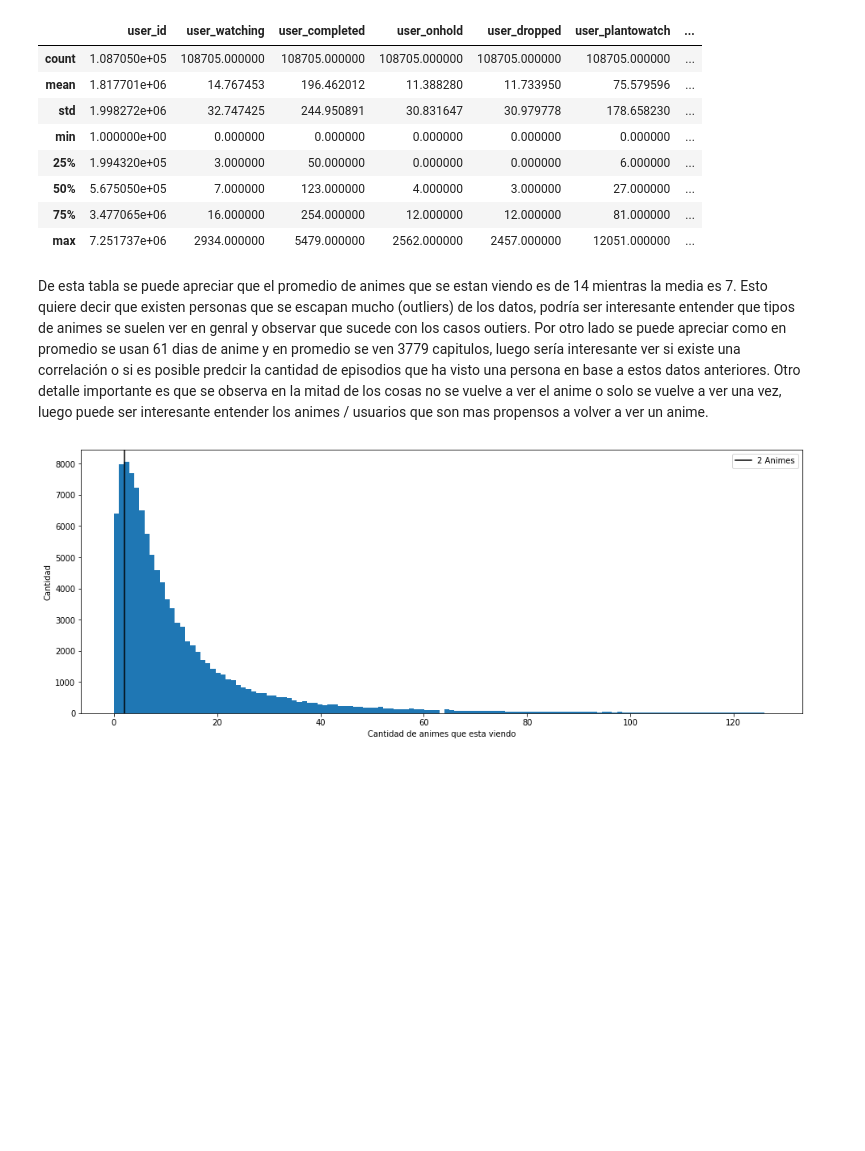
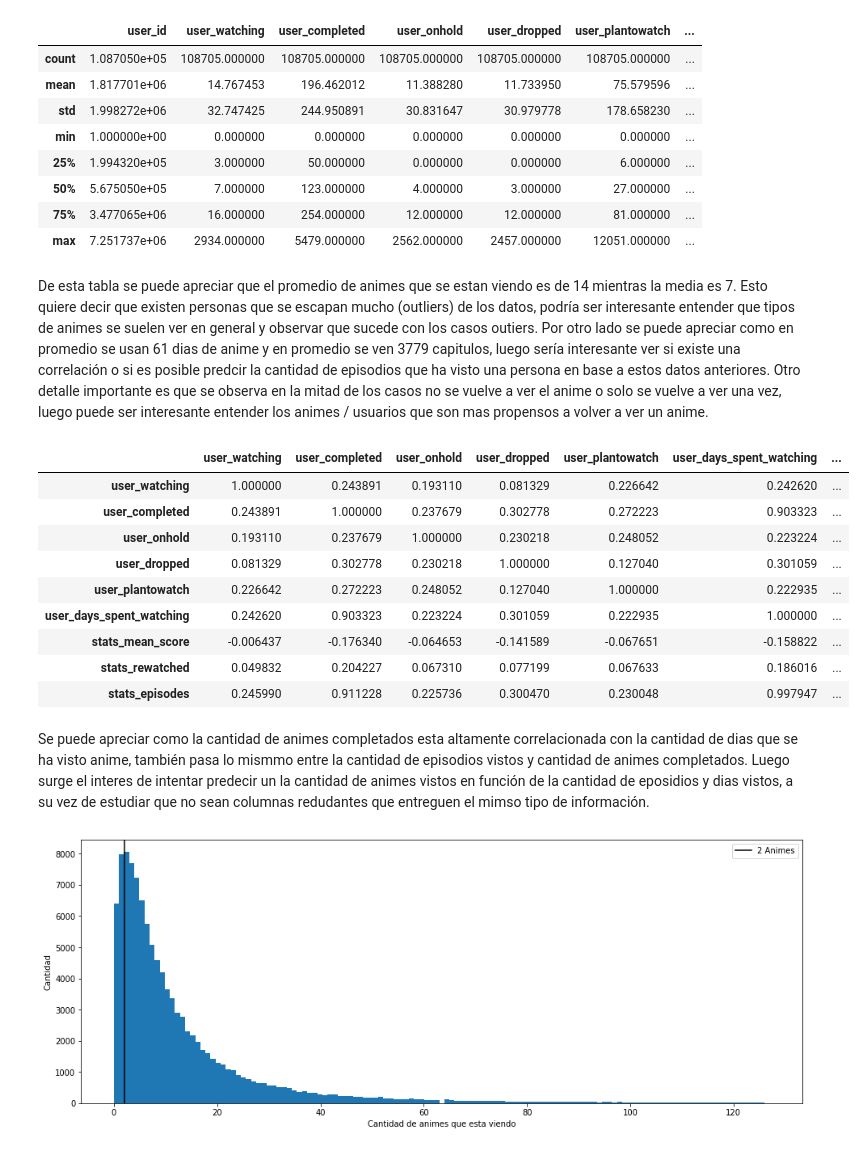
Before and after one commit to diegoolguinw/AnimeDataSet, a Jupyter notebook: Proyecto Mineria de Datos.ipynb, the cells around one changed output. Drawn from its saved outputs; the diff is of its cells as text; code cells hidden in the pictures; blank space fills up the shorter version.

```diff
--- a/Proyecto Mineria de Datos.ipynb
+++ b/Proyecto Mineria de Datos.ipynb
@@ -1189,6 +1185,22 @@ userList.describe()
 | 75% | 3.477065e+06 | 16.000000 | 254.000000 | 12.000000 | 12.000000 | 81.000000 | ... |
 | max | 7.251737e+06 | 2934.000000 | 5479.000000 | 2562.000000 | 2457.000000 | 12051.000000 | ... |
 # %% [markdown]
-De esta tabla se puede apreciar que el promedio de animes que se estan viendo es de 14 mientras la media es 7. Esto quiere decir que existen personas que se escapan mucho (outliers) de los datos, podría ser interesante entender que tipos de animes se suelen ver en genral y observar que sucede con los casos outiers. Por otro lado se puede apreciar como en promedio se usan 61 dias de anime y en promedio se ven 3779 capitulos, luego sería interesante ver si existe una correlación o si es posible predcir la cantidad de episodios que ha visto una persona en base a estos datos anteriores. Otro detalle importante es que se observa en la mitad de los cosas no se vuelve a ver el anime o solo se vuelve a ver una vez, luego puede ser interesante entender los animes / usuarios que son mas propensos a volver a ver un anime.
+De esta tabla se puede apreciar que el promedio de animes que se estan viendo es de 14 mientras la media es 7. Esto quiere decir que existen personas que se escapan mucho (outliers) de los datos, podría ser interesante entender que tipos de animes se suelen ver en general y observar que sucede con los casos outiers. Por otro lado se puede apreciar como en promedio se usan 61 dias de anime y en promedio se ven 3779 capitulos, luego sería interesante ver si existe una correlación o si es posible predcir la cantidad de episodios que ha visto una persona en base a estos datos anteriores. Otro detalle importante es que se observa en la mitad de los casos no se vuelve a ver el anime o solo se vuelve a ver una vez, luego puede ser interesante entender los animes / usuarios que son mas propensos a volver a ver un anime.
+# %%
+corrList = userList.drop(columns = ['user_id'])
+corrList.corr()
+# %% [output]
+|  | user_watching | user_completed | user_onhold | user_dropped | user_plantowatch | user_days_spent_watching | ... |
+| user_watching | 1.000000 | 0.243891 | 0.193110 | 0.081329 | 0.226642 | 0.242620 | ... |
+| user_completed | 0.243891 | 1.000000 | 0.237679 | 0.302778 | 0.272223 | 0.903323 | ... |
+| user_onhold | 0.193110 | 0.237679 | 1.000000 | 0.230218 | 0.248052 | 0.223224 | ... |
+| user_dropped | 0.081329 | 0.302778 | 0.230218 | 1.000000 | 0.127040 | 0.301059 | ... |
+| user_plantowatch | 0.226642 | 0.272223 | 0.248052 | 0.127040 | 1.000000 | 0.222935 | ... |
+| user_days_spent_watching | 0.242620 | 0.903323 | 0.223224 | 0.301059 | 0.222935 | 1.000000 | ... |
+| stats_mean_score | -0.006437 | -0.176340 | -0.064653 | -0.141589 | -0.067651 | -0.158822 | ... |
+| stats_rewatched | 0.049832 | 0.204227 | 0.067310 | 0.077199 | 0.067633 | 0.186016 | ... |
+| stats_episodes | 0.245990 | 0.911228 | 0.225736 | 0.300470 | 0.230048 | 0.997947 | ... |
+# %% [markdown]
+Se puede apreciar como la cantidad de animes completados esta altamente correlacionada con la cantidad de dias que se ha visto anime, también pasa lo mismmo entre la cantidad de episodios vistos y cantidad de animes completados. Luego surge el interes de intentar predecir un la cantidad de animes vistos en función de la cantidad de eposidios y dias vistos, a su vez de estudiar que no sean columnas redudantes que entreguen el mimso tipo de información.
 # %%
 viewingList = userList['user_watching'].tolist()
```
Also changed, not shown: parts of 11 cells of this notebook.
